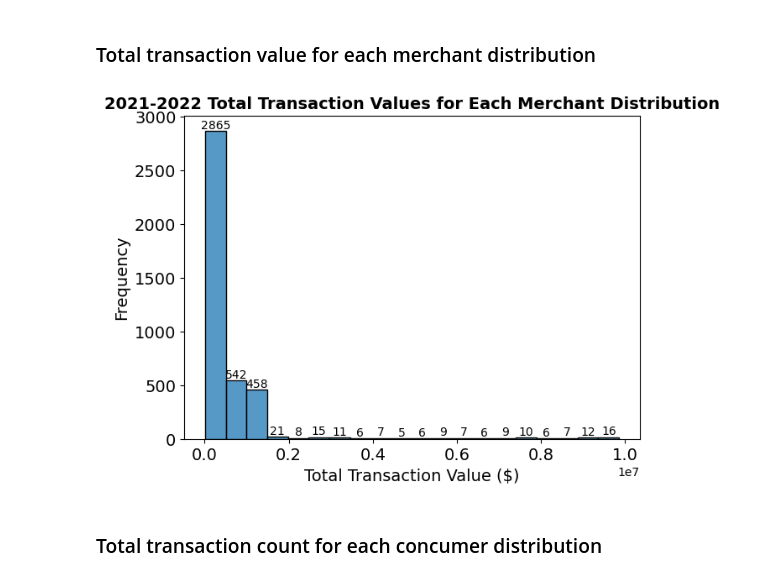
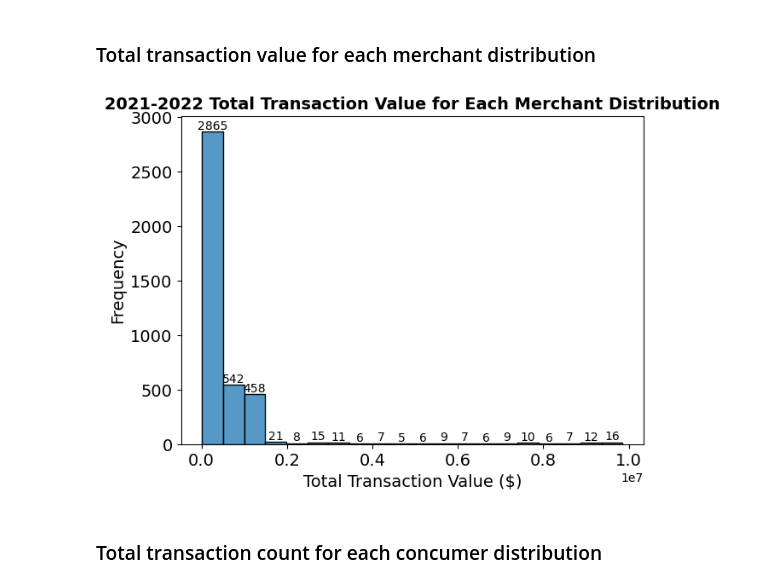
Before and after one commit to MAST30034-AppliedDataScience/project-2-group-buy-now-pay-later-industry-project-28, a Jupyter notebook: notebooks/3_Visualisation.ipynb, the cells around one changed output. Saved outputs shown, nothing was run; the diff lists cells and outputs as text; code cells hidden in the pictures.

```diff
--- a/notebooks/3_Visualisation.ipynb
+++ b/notebooks/3_Visualisation.ipynb
@@ -509,33 +510,33 @@ plt.show()
 # %%
 merchant_total_dollar_data = transactions_count_dollar_df['total_dollar_value']
 
 # create the plot
 plt.figure(figsize=(7, 5))
 ax = sns.histplot(merchant_total_dollar_data, bins=20, kde=False)
 
-plt.title('2021-2022 Total Transaction Values for Each Merchant Distribution', weight='bold', fontsize=14)
+plt.title('2021-2022 Total Transaction Value for Each Merchant Distribution', weight='bold', fontsize=14)
 plt.xlabel('Total Transaction Value ($)', fontsize=14)
 plt.ylabel('Frequency', fontsize=14)
 plt.xticks(fontsize=14)
 plt.yticks(fontsize=14)
 
 # add labels to each bar
 for patch in ax.patches:
     height = patch.get_height()
     ax.text(
         patch.get_x() + patch.get_width() / 2,
         height,
         f'{int(height)}',
         ha='center',
         va='bottom',
         fontsize=10
     )
 
 # save and display the plot
 plt.savefig('../plots/merchant_total_values_hist.png', dpi=300, bbox_inches='tight')
 plt.show()
 # %% [output]
-[figure, old version]
+[figure, new version]
 # %% [markdown]
 ### Total transaction count for each concumer distribution
 # %%
```
Also changed, not shown: parts of 3 cells of this notebook, 3 other files.
